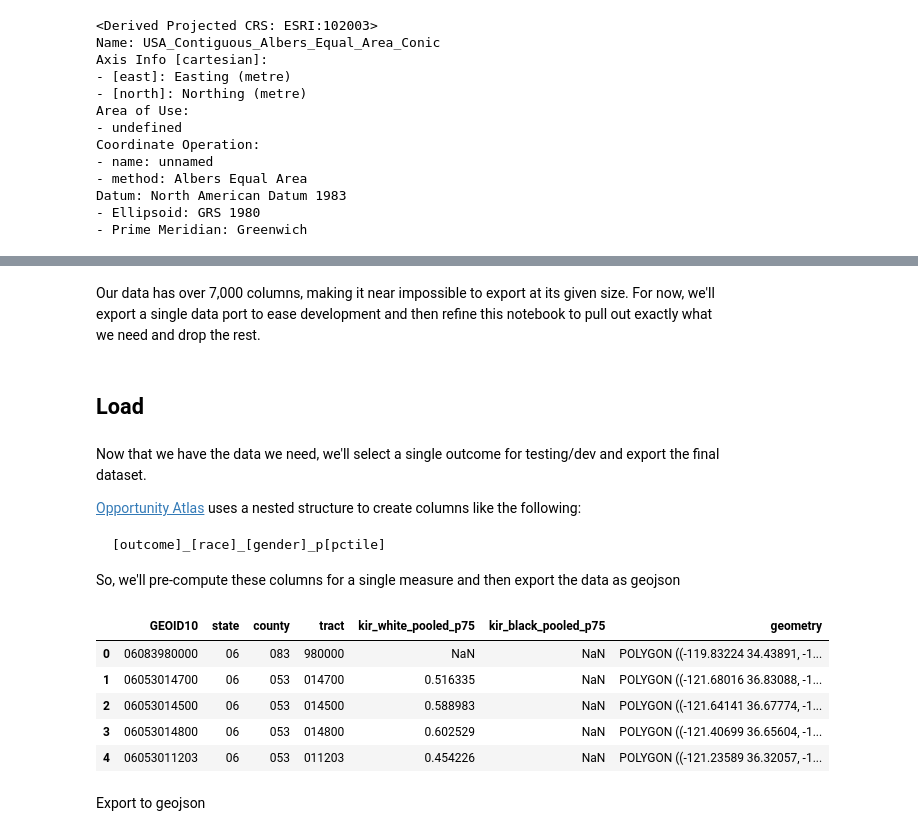
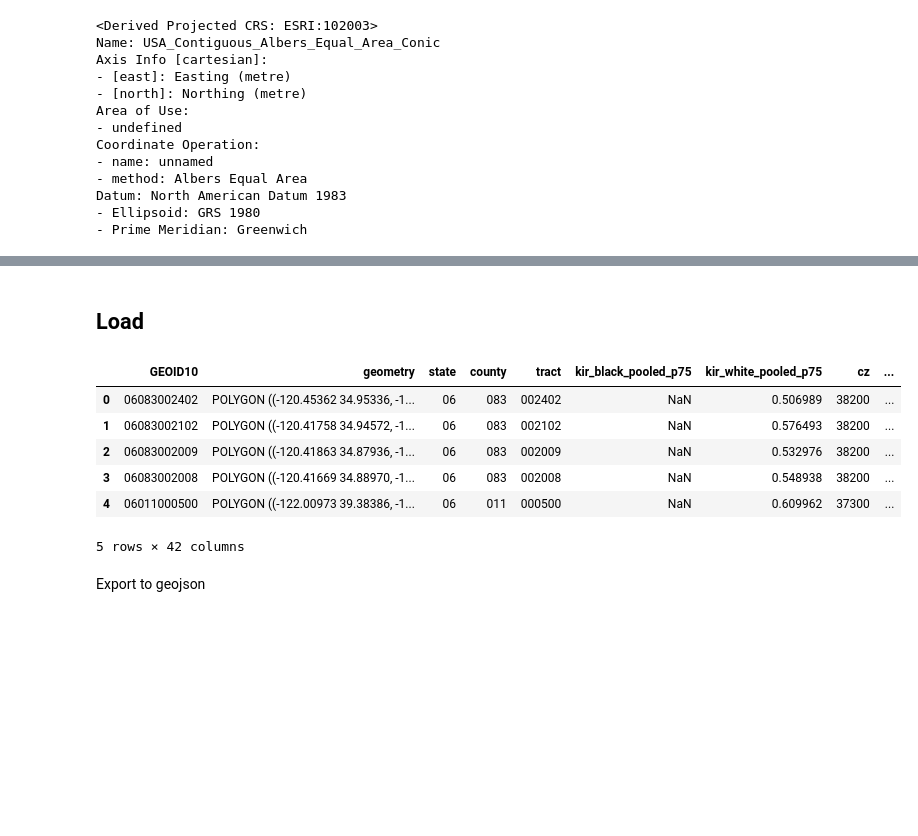
Before and after one commit to the-pudding/outliers-data, a Jupyter notebook: notebooks/opportunity-insights-etl.ipynb, the cells around one changed output, grey strips where cells are left out. Saved outputs shown, nothing was run; the diff lists cells and outputs as text; code cells hidden in the pictures; blank space fills up the shorter version.

````diff
--- a/notebooks/opportunity-insights-etl.ipynb
+++ b/notebooks/opportunity-insights-etl.ipynb
@@ -167,4 +235,9 @@ len(neighborhood_df)
 # %%
-outcomes_df = pd.read_csv(outcomes_csv, dtype={"state": str, "county": str, "tract": str})
+%%time
+outcomes_df = pd.read_csv(
+    outcomes_csv,
+    dtype={"state": str, "county": str, "tract": str},
+    usecols=base_cols + mean_predicted_income_cols
+)
 outcomes_df.head()
 # %% [output]
@@ -186,7 +267,7 @@ memory usage: 4.3+ GB
 # %%
 outcomes_df["state"] = outcomes_df["state"].apply(lambda x: "0" + x if len(x) < 2 else x)
-outcomes_df["county"] = outcomes_df["county"].apply(lambda x: "0" + x if len(x) < 3 else x)
-outcomes_df["tract"] = outcomes_df["tract"].apply(lambda x: "0" + x if len(x) < 6 else x)
+outcomes_df["county"] = outcomes_df["county"].apply(lambda x: "00" + x if len(x) == 1 else "0" + x if len(x) == 2 else x)
+outcomes_df["tract"] = outcomes_df["tract"].apply(lambda x: "000" + x if len(x) == 3 else "00" + x if len(x) == 4 else "0" + x if len(x) == 5 else x)
 outcomes_df["GEOID10"] = outcomes_df["state"] + outcomes_df["county"] + outcomes_df["tract"]
 outcomes_df.head()
 # %% [output]
@@ -255,11 +348,12 @@ True
 # %% [markdown]
 Now, we'll join our geo data to our opportunity insights data
 # %%
+%%time
 print("Merging opportunity atlas data with geometry...")
-merge_geo_df = geo_df[["GEOID10", "geometry"]].merge(
+merge_geo_df = geo_df.merge(
     nbr_outcome_df,
     on="GEOID10",
-    how="inner",
+    how="left",
     validate="one_to_one",
 )
 # %% [output]
@@ -326,14 +478,2 @@ projected_geo_df.head()
-# %% [markdown]
-Our data has over 7,000 columns, making it near impossible to export at its given size. For now, we'll export a single data port to ease development and then refine this notebook to pull out exactly what we need and drop the rest.
 # %% [markdown]
 ## Load
-# %% [markdown]
-Now that we have the data we need, we'll select a single outcome for testing/dev and export the final dataset.
-
-[Opportunity Atlas](https://opportunityinsights.org/wp-content/uploads/2019/07/Codebook-for-Table-4.pdf) uses a nested structure to create columns like the following:
-
-```
-[outcome]_[race]_[gender]_p[pctile]
-```
-
-So, we'll pre-compute these columns for a single measure and then export the data as geojson
@@ -377,12 +480,15 @@ mean_predicted_income_cols =  np.array(
+# %%
+output_geo_df = projected_geo_df.drop(geo_df.drop(["geometry", "GEOID10"], axis=1).columns.tolist(), axis=1)
 # %%
-projected_geo_df[base_cols + mean_predicted_income_cols + geo_cols].head()
+output_geo_df.head()
 # %% [output]
-|  | GEOID10 | state | county | tract | kir_white_pooled_p75 | kir_black_pooled_p75 | geometry |
-| 0 | 06083980000 | 06 | 083 | 980000 | NaN | NaN | POLYGON ((-119.83224 34.43891, -1... |
-| 1 | 06053014700 | 06 | 053 | 014700 | 0.516335 | NaN | POLYGON ((-121.68016 36.83088, -1... |
-| 2 | 06053014500 | 06 | 053 | 014500 | 0.588983 | NaN | POLYGON ((-121.64141 36.67774, -1... |
-| 3 | 06053014800 | 06 | 053 | 014800 | 0.602529 | NaN | POLYGON ((-121.40699 36.65604, -1... |
-| 4 | 06053011203 | 06 | 053 | 011203 | 0.454226 | NaN | POLYGON ((-121.23589 36.32057, -1... |
+|  | GEOID10 | geometry | state | county | tract | kir_black_pooled_p75 | kir_white_pooled_p75 | cz | ... |
+| 0 | 06083002402 | POLYGON ((-120.45362 34.95336, -1... | 06 | 083 | 002402 | NaN | 0.506989 | 38200 | ... |
+| 1 | 06083002102 | POLYGON ((-120.41758 34.94572, -1... | 06 | 083 | 002102 | NaN | 0.576493 | 38200 | ... |
+| 2 | 06083002009 | POLYGON ((-120.41863 34.87936, -1... | 06 | 083 | 002009 | NaN | 0.532976 | 38200 | ... |
+| 3 | 06083002008 | POLYGON ((-120.41669 34.88970, -1... | 06 | 083 | 002008 | NaN | 0.548938 | 38200 | ... |
+| 4 | 06011000500 | POLYGON ((-122.00973 39.38386, -1... | 06 | 011 | 000500 | NaN | 0.609962 | 37300 | ... |
+5 rows × 42 columns
 # %% [markdown]
 Export to geojson
 # %%
````
Also changed, not shown: parts of 43 cells of this notebook.
